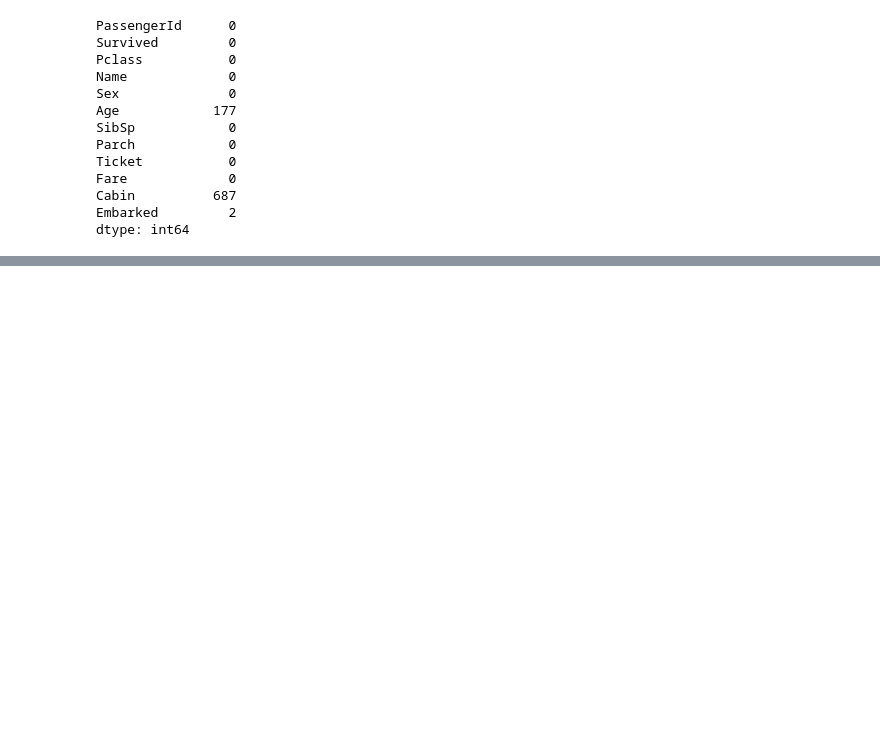
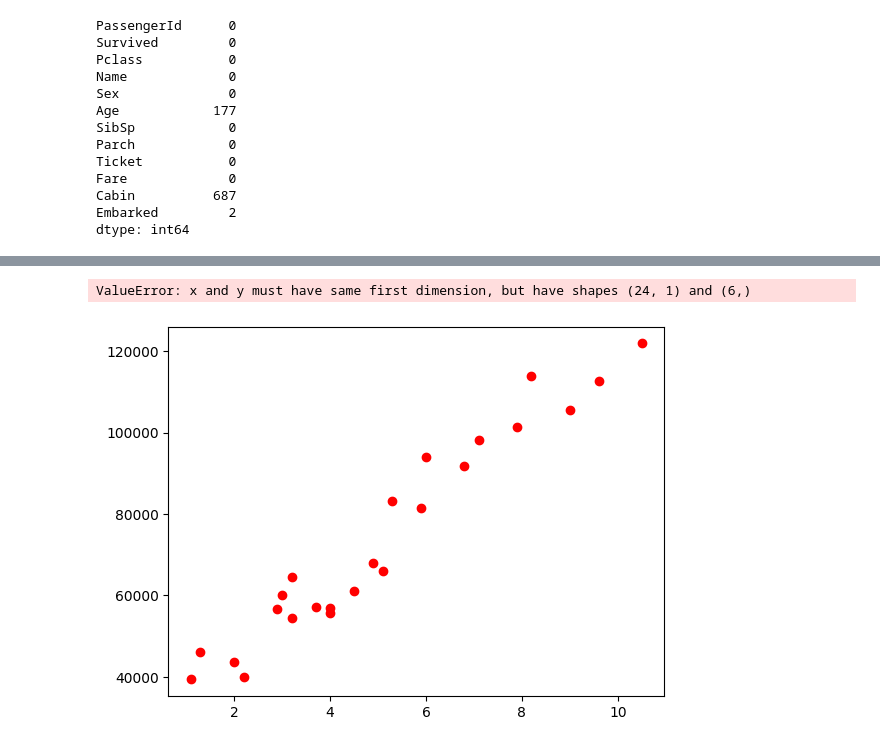
Before and after one commit to chandru-md/Revision, a Jupyter notebook: 1_Data_Preprocessing_ML.ipynb, the cells around one changed output, grey strips where cells are left out. Cells and saved outputs as stored; diff of their text form; code cells hidden in the pictures; blank space fills up the shorter version.

```diff
--- a/1_Data_Preprocessing_ML.ipynb
+++ b/1_Data_Preprocessing_ML.ipynb
@@ -334,0 +405,2 @@ dtype: int64
+# %%
+y_pred_test = reg.predict(x_test)
@@ -334,0 +423,10 @@ dtype: int64
+# %%
+plt.scatter(x_train,y_train,color='red')
+plt.plot(x_train,y_pred_test,color = 'blue')
+plt.title("Salary vs Experience")
+plt.xlabel("Years of Experience")
+plt.ylabel("Salary")
+plt.show()
+# %% [output]
+ValueError: x and y must have same first dimension, but have shapes (24, 1) and (6,)
+[figure, added]
```
Also changed, not shown: parts of 14 cells of this notebook, 2 other files.
